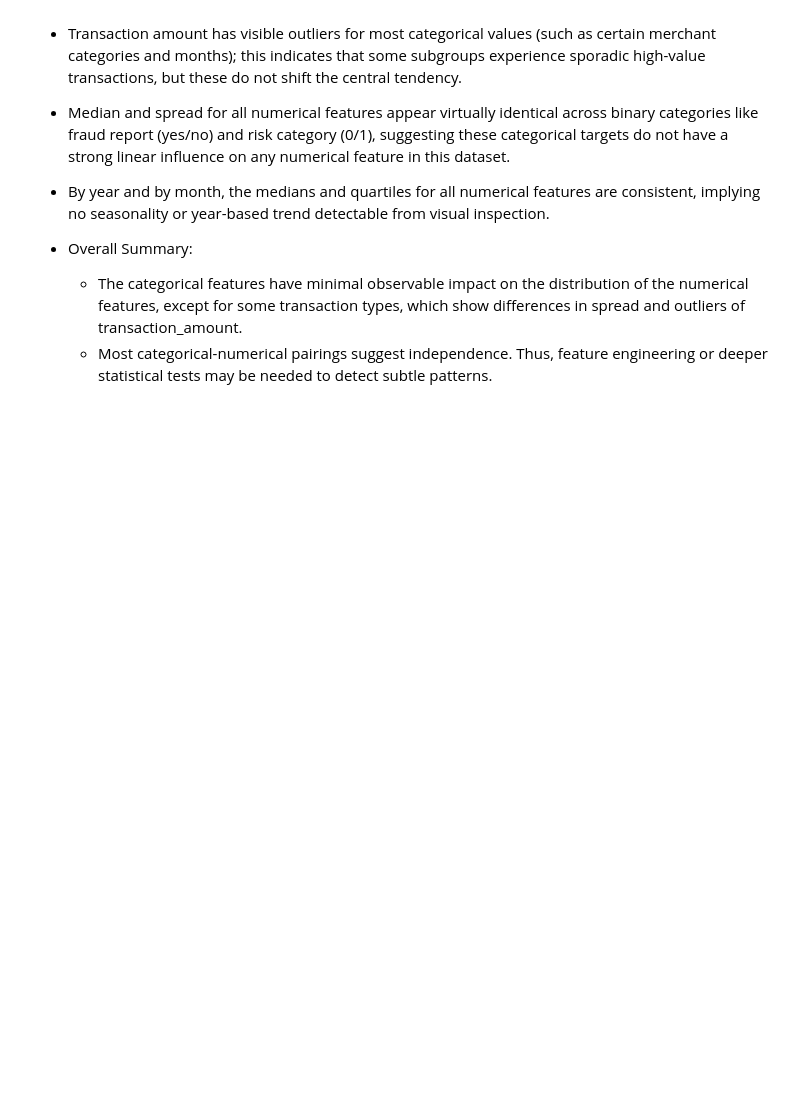
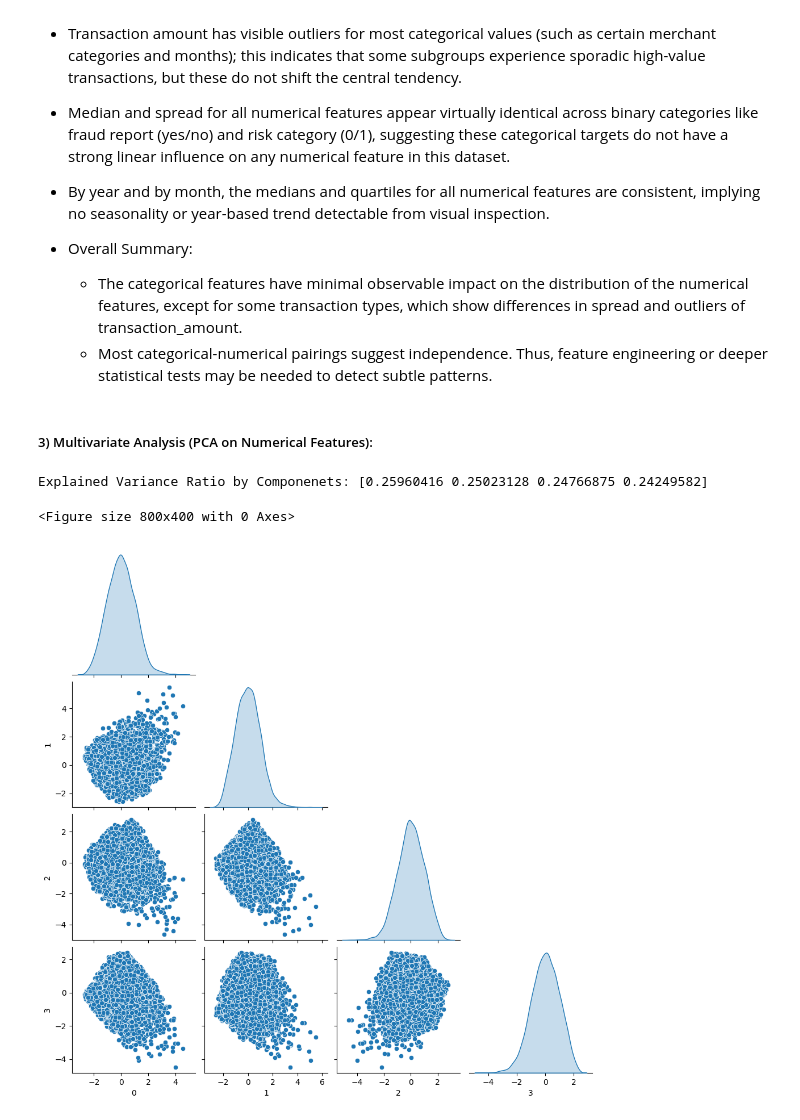
Before and after one commit to Shailya777/Fraud-Detection-EDA, a Jupyter notebook: notebooks/Fraud Detection.ipynb, the cells around one changed output. Cells and saved outputs as stored; diff of their text form; code cells hidden in the pictures; blank space fills up the shorter version.

Commit message:
Multivariate Analysis

```diff
--- a/notebooks/Fraud Detection.ipynb
+++ b/notebooks/Fraud Detection.ipynb
@@ -846,3 +849,26 @@ Insights:
 - Overall Summary:
     - The categorical features have minimal observable impact on the distribution of the numerical features, except for some transaction types, which show differences in spread and outliers of transaction_amount.
     - Most categorical-numerical pairings suggest independence. Thus, feature engineering or deeper statistical tests may be needed to detect subtle patterns.
+# %% [markdown]
+##### 3) Multivariate Analysis (PCA on  Numerical Features):
+# %%
+# Multivariate analysis - PCA on numerical features:
+
+x = df[num_cols]
+scaler = StandardScaler()
+xs = scaler.fit_transform(x)
+
+pca = PCA(n_components= xs.shape[1])
+pcs = pca.fit_transform(xs)
+
+explained = pca.explained_variance_ratio_
+print(f'Explained Variance Ratio by Componenets: {explained}')
+
+# Plotting Scatter Plots of Principal Components:
+plt.figure(figsize= (8,4))
+sns.pairplot(data= pd.DataFrame(pcs), corner= True, diag_kind= 'kde')
+plt.show()
+# %% [output]
+Explained Variance Ratio by Componenets: [0.25960416 0.25023128 0.24766875 0.24249582]
+<Figure size 800x400 with 0 Axes>
+[figure, added]
```
Also changed, not shown: parts of 2 cells of this notebook.
